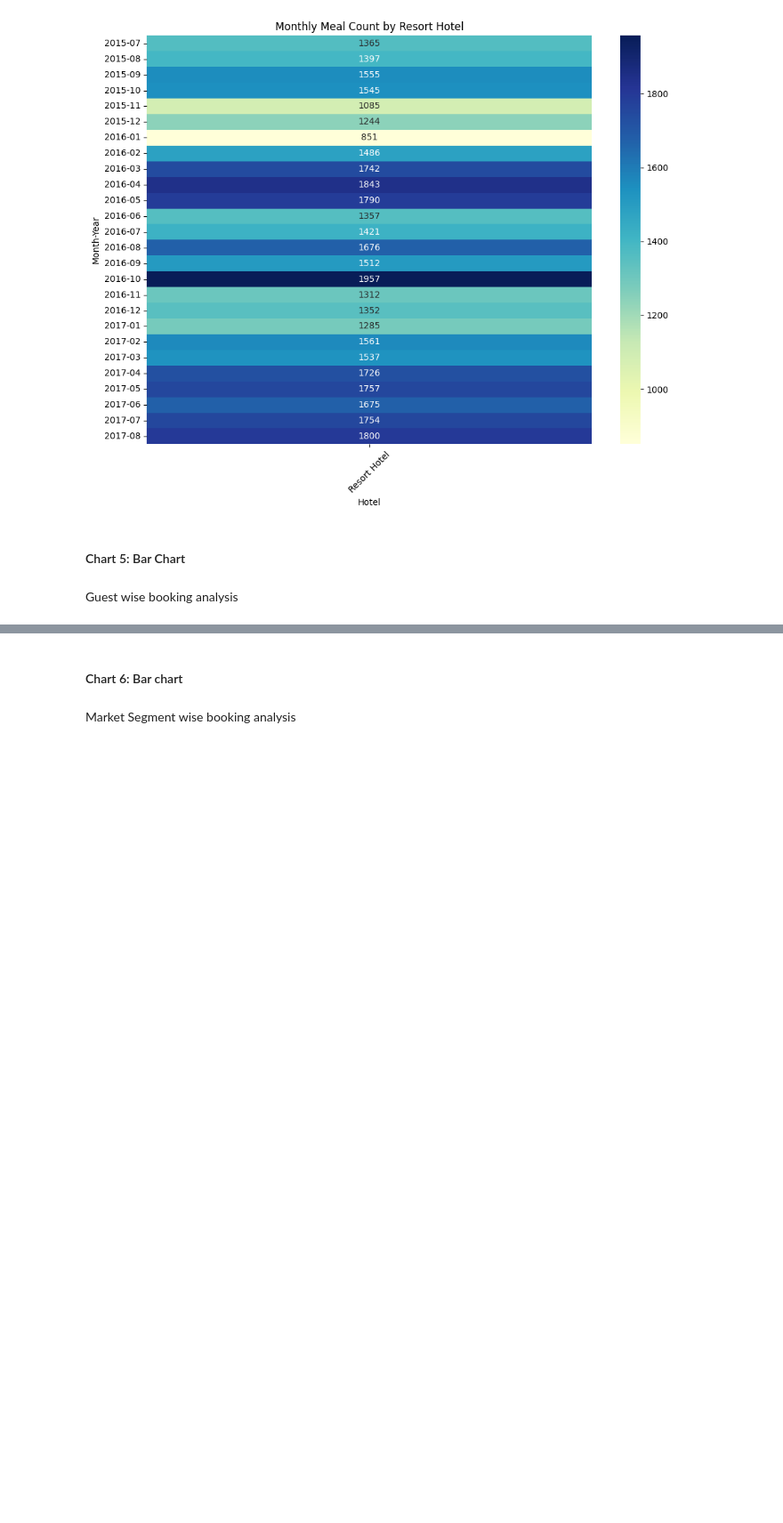
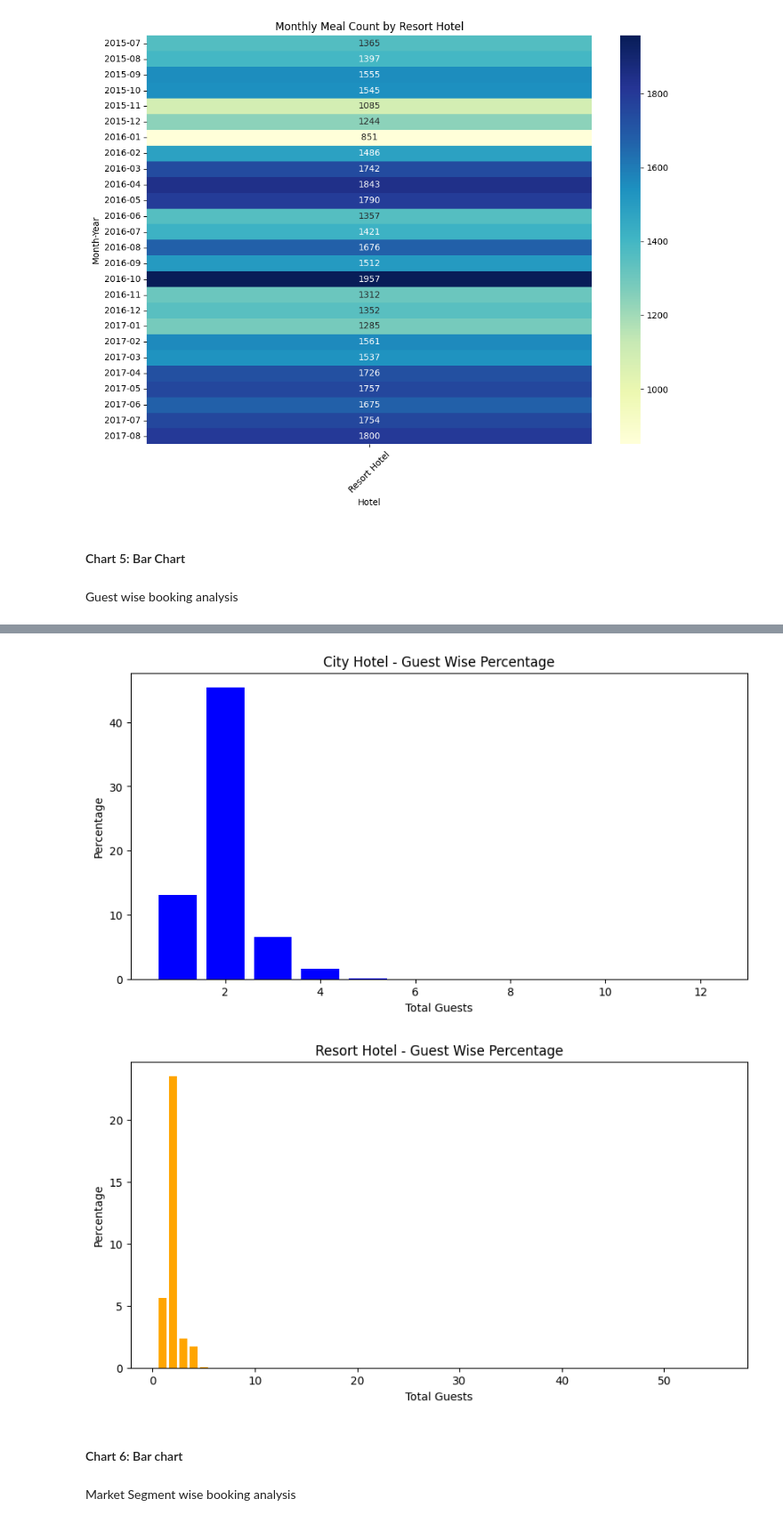
Before and after one commit to Codewith-Soumya/Hotel-Booking-Analysis, a Jupyter notebook: Hotel_booking_analysis_coding_Capstrone_Project_2.ipynb, the cells around one changed output, grey strips where cells are left out. Shown at 89% size. Drawn from its saved outputs; the diff is of its cells as text; code cells hidden in the pictures; blank space fills up the shorter version.

```diff
--- a/Hotel_booking_analysis_coding_Capstrone_Project_2.ipynb
+++ b/Hotel_booking_analysis_coding_Capstrone_Project_2.ipynb
@@ -419,0 +395,12 @@ guest_wise.plot.bar(x='total_guest',y='percentage')
+# %%
+# Group by 'total_guest' and 'hotel' to get the count
+guest_wise = hotel_booking_data.groupby(['total_guest', 'hotel']).size().reset_index(name='No. of booking')
+
+# Calculate the percentage
+total_bookings = guest_wise['No. of booking'].sum()
+guest_wise['percentage'] = (guest_wise['No. of booking'] / total_bookings) * 100
+
+# Separate data for City Hotel and Resort Hotel
+city_hotel_data = guest_wise[guest_wise['hotel'] == 'City Hotel']
+resort_hotel_data = guest_wise[guest_wise['hotel'] == 'Resort Hotel']
+city_hotel_data
@@ -420,3 +434,22 @@ guest_wise.plot.bar(x='total_guest',y='percentage')
+# %%
+# Plot for City Hotel
+plt.figure(figsize=(10, 5))
+plt.bar(city_hotel_data['total_guest'], city_hotel_data['percentage'], color='blue')
+plt.xlabel('Total Guests')
+plt.ylabel('Percentage')
+plt.title('City Hotel - Guest Wise Percentage')
+plt.show()
+
+# Plot for Resort Hotel
+plt.figure(figsize=(10, 5))
+plt.bar(resort_hotel_data['total_guest'], resort_hotel_data['percentage'], color='orange')
+plt.xlabel('Total Guests')
+plt.ylabel('Percentage')
+plt.title('Resort Hotel - Guest Wise Percentage')
+plt.show()
+# %% [output]
+[figure, added]
+[figure, added]
 # %% [markdown]
 #### Chart 6: Bar chart
 # %% [markdown]
```
Also changed, not shown: parts of 5 cells of this notebook.
